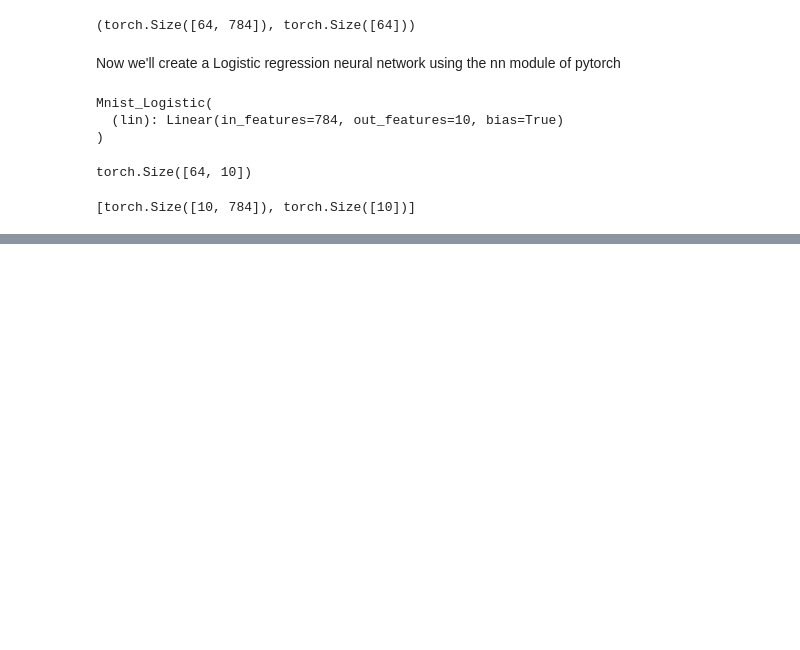
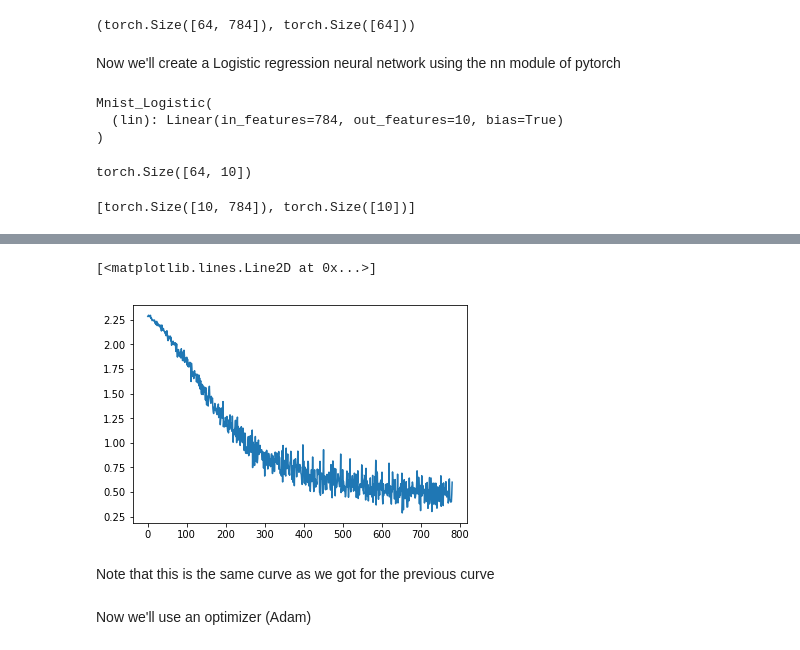
Before and after one commit to thelazyoxymoron/fastai-live-course, a Jupyter notebook: Lesson-5-sgd-mnist-experiments.ipynb, the cells around one changed output, grey strips where cells are left out. Saved outputs shown, nothing was run; the diff lists cells and outputs as text; code cells hidden in the pictures; blank space fills up the shorter version.

Commit message:
Completed building a custom Neural Network on MNIST using Pytorch

```diff
--- a/Lesson-5-sgd-mnist-experiments.ipynb
+++ b/Lesson-5-sgd-mnist-experiments.ipynb
@@ -140,0 +144,11 @@ plt.plot(losses)
+# %%
+class Mnist_NN(nn.Module):
+    def __init__(self):
+        super().__init__()
+        self.lin1 = nn.Linear(784, 50, bias = True)
+        self.lin2 = nn.Linear(50, 10, bias = True)
+
+    def forward(self, xb):
+        x = self.lin1(xb)
+        x = F.relu(x)
+        return self.lin2(x)
@@ -140,0 +166,22 @@ plt.plot(losses)
+# %%
+model = Mnist_NN().cuda()
+# %%
+def update_params(x, y, lr):
+    opt = optim.SGD(model.parameters(), lr)
+    y_hat = model(x)
+    loss = loss_fn(y_hat, y)
+    loss.backward()
+    opt.step()
+    opt.zero_grad()
+    return loss.item()
+# %%
+losses = [update_params(x, y , lr) for x, y in data.train_dl]
+# %%
+plt.plot(losses)
+# %% [output]
+[<matplotlib.lines.Line2D at 0x...>]
+[figure, added]
+# %% [markdown]
+Note that this is the same curve as we got for the previous curve
+# %% [markdown]
+Now we'll use an optimizer (Adam)
```
Also changed, not shown: parts of 21 cells of this notebook.
